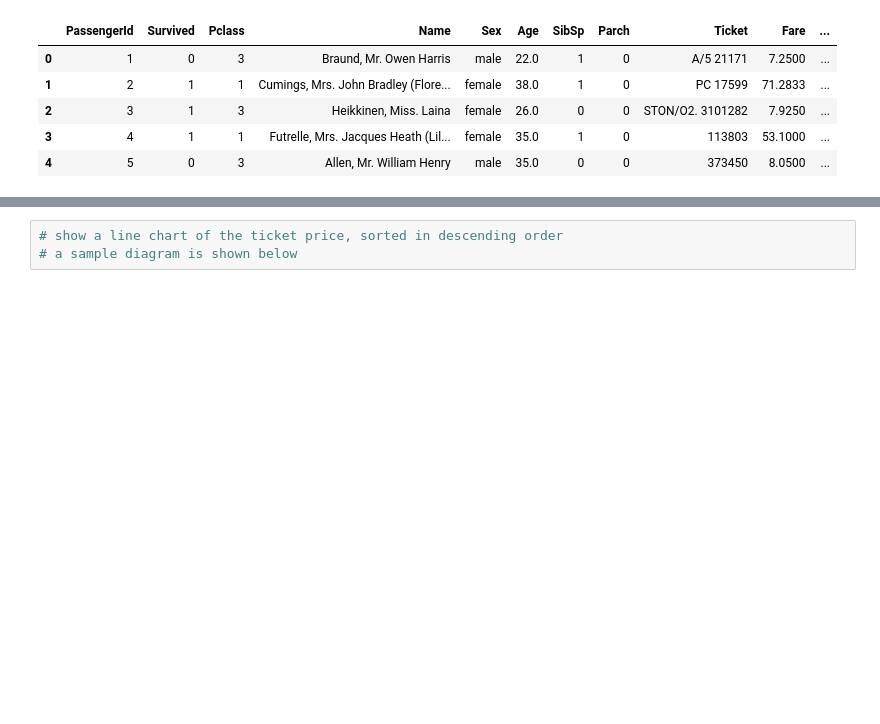
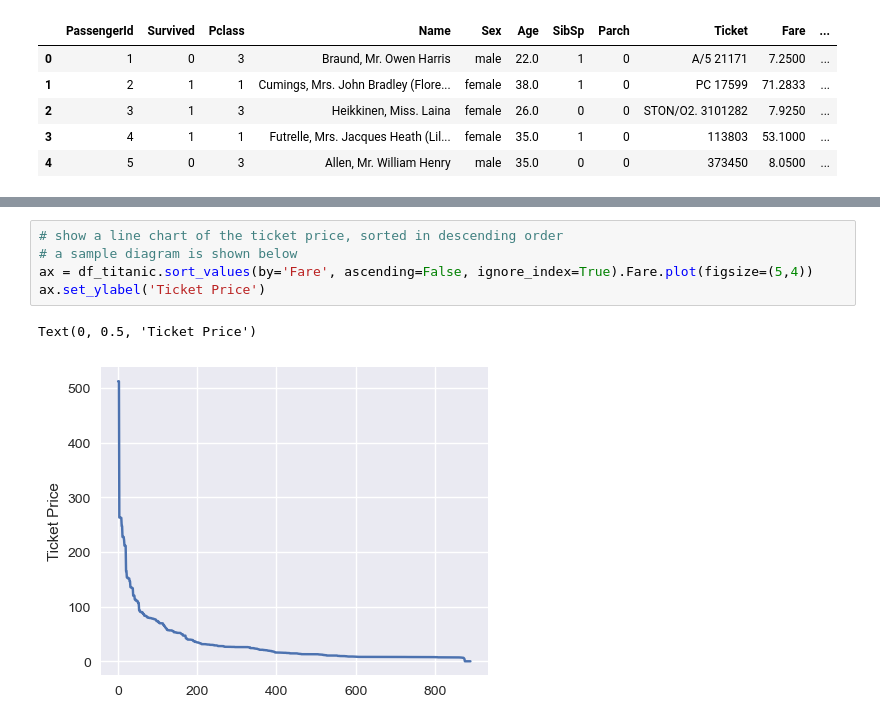
Before and after one commit to Lahmm/MISY225, a Jupyter notebook: homework/assignment-06/assignment-06-eda-starter.ipynb, the cells around one changed output, grey strips where cells are left out. Saved outputs shown, nothing was run; the diff lists cells and outputs as text; blank space fills up the shorter version.

```diff
--- a/homework/assignment-06/assignment-06-eda-starter.ipynb
+++ b/homework/assignment-06/assignment-06-eda-starter.ipynb
@@ -29,6 +47,11 @@ df_titanic.head()
 # %%
 # show a line chart of the ticket price, sorted in descending order
 # a sample diagram is shown below
+ax = df_titanic.sort_values(by='Fare', ascending=False, ignore_index=True).Fare.plot(figsize=(5,4))
+ax.set_ylabel('Ticket Price')
+# %% [output]
+Text(0, 0.5, 'Ticket Price')
+[figure, added]
 # %% [markdown]
 
 ![output](https://user-images.githubusercontent.com/595772/158029862-809dcf1a-76be-492e-9594-e30780b4e88d.png)
```
Also changed, not shown: parts of 7 cells of this notebook, 31 other files.
